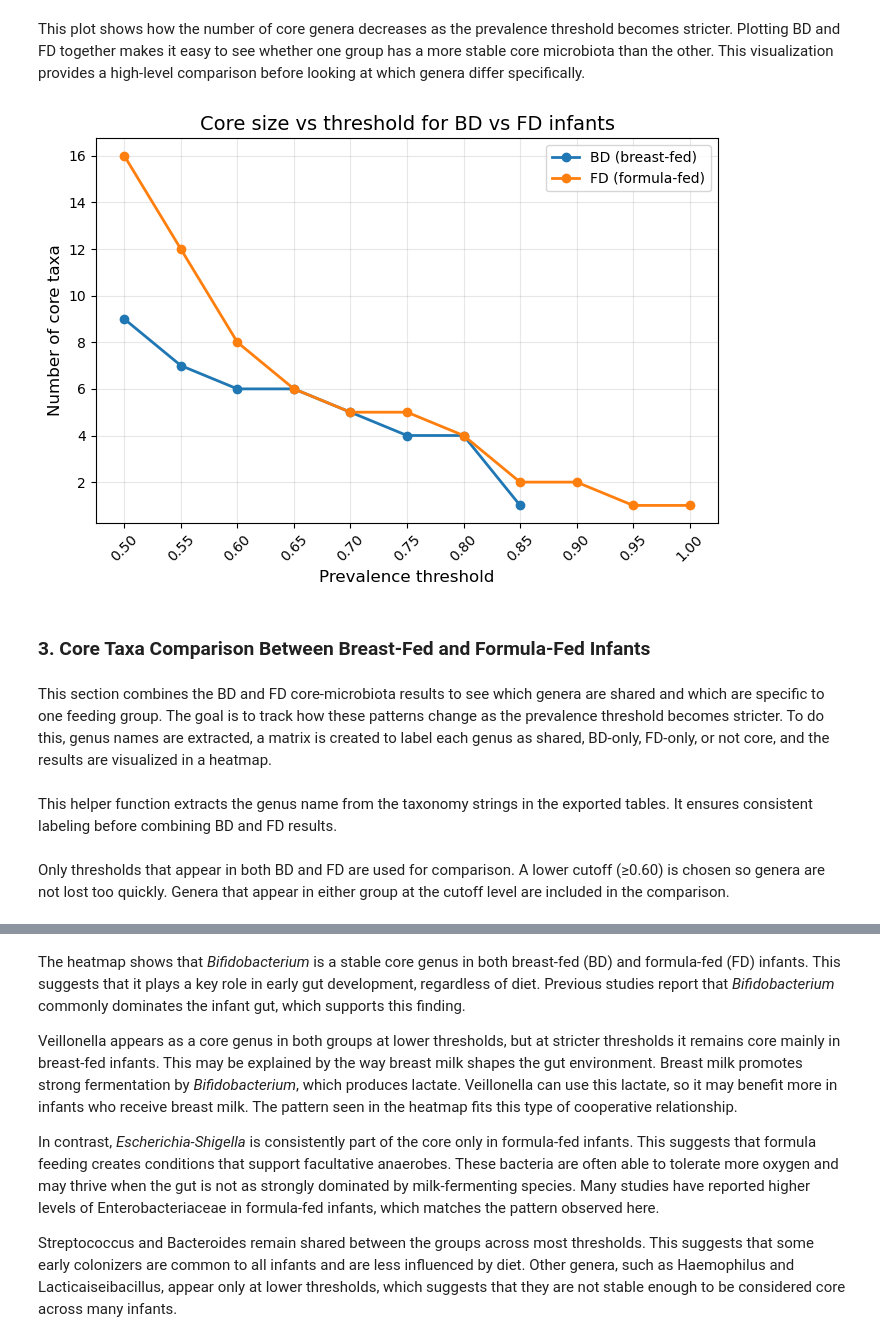
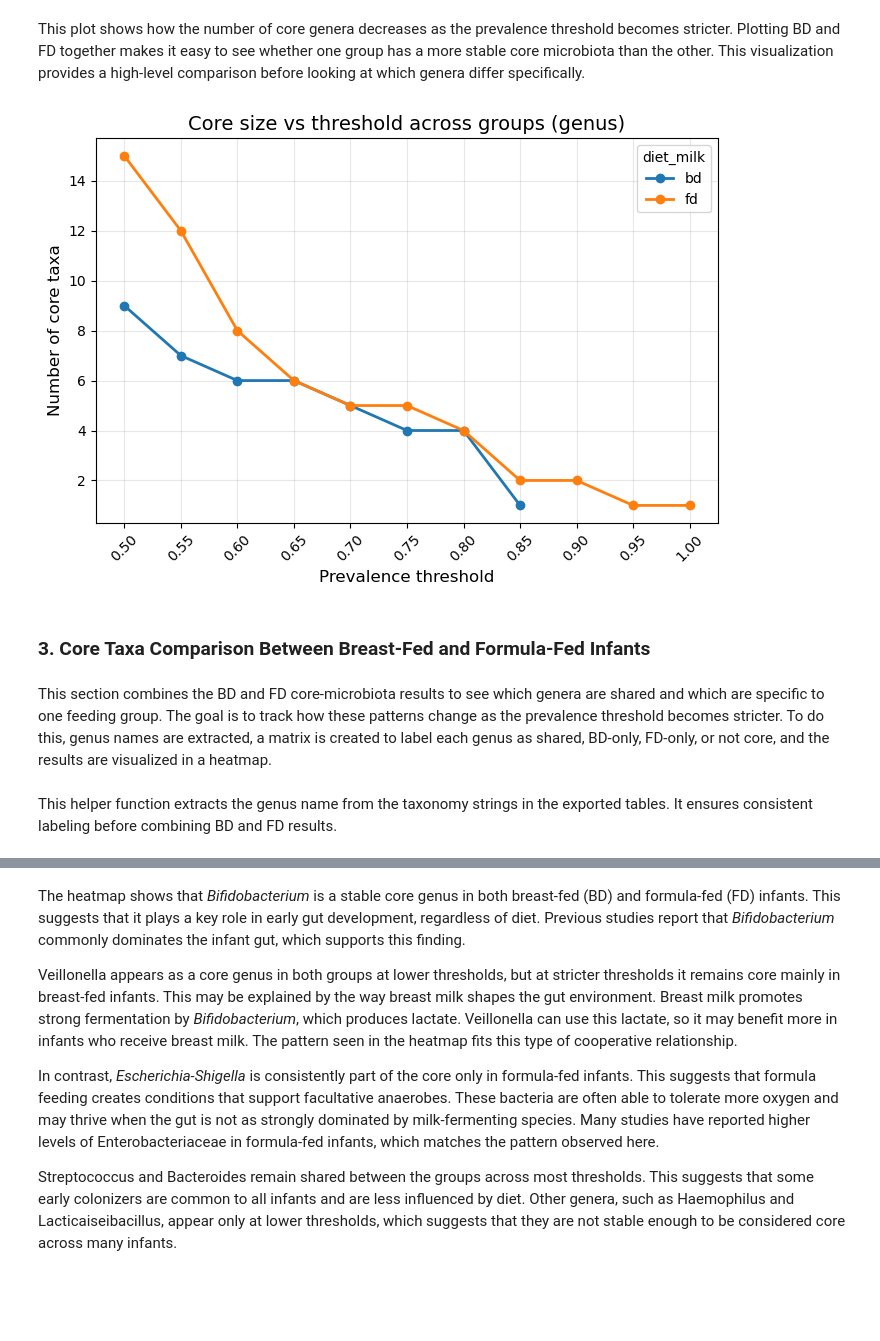
Before and after one commit to MasjaHoogendoorn/MicrobiomeAnalysis_TummyTribe, a Jupyter notebook: scripts/8_core_microbiota_analysis.ipynb, the cells around one changed output, grey strips where cells are left out. Saved outputs shown, nothing was run; the diff lists cells and outputs as text; code cells hidden in the pictures; blank space fills up the shorter version.

```diff
--- a/scripts/8_core_microbiota_analysis.ipynb
+++ b/scripts/8_core_microbiota_analysis.ipynb
@@ -164,5 +247,3 @@ Core microbiota visualizations created.
 In this section the core-features results are examined across a range of prevalence thresholds. The idea is to see how many genera remain “core” as the minimum fraction of samples increases. Lower thresholds capture genera that are common but not universal, while higher thresholds highlight only the most consistently present taxa. Exploring this trend helps understand how stable each genus is in the dataset and gives an overview of how strict the core definition can be before most taxa drop out.
 # %% [markdown]
 ### 2.1. Core Size per Feeding Group
-# %%
-Visualization.load(f"{core_microbiota_dir}/core_fd_50.qzv")
@@ -171,2 +249,0 @@ Visualization.load(f"{core_microbiota_dir}/core_fd_50.qzv")
-# %%
-Visualization.load(f"{core_microbiota_dir}/core_bd_50.qzv")
@@ -179,11 +268,17 @@ This section combines the core-feature results from the BD and FD groups so they
 # %% [markdown]
 This cell exports the BD and FD core-feature results from their QIIME visualizations. The exported TSV files contain the list of core genera at every threshold included in the visualization. These files will be loaded into Python so both feeding groups can be compared directly.
 # %%
-! qiime tools export \
-  --input-path $core_microbiota_dir/core_bd_50.qzv \
-  --output-path $core_microbiota_dir/core_bd_export
+for value in groups:
+    safe_value = str(value).replace(" ", "_").replace("/", "_")
 
-! qiime tools export \
-  --input-path $core_microbiota_dir/core_fd_50.qzv \
-  --output-path $core_microbiota_dir/core_fd_export
+    in_fp = f"{core_microbiota_dir}/core_{selected_level}_{group_col}_{safe_value}_50.qzv"
+    out_dir = f"{core_microbiota_dir}/core_{selected_level}_{group_col}_{safe_value}_export"
+
+    print(f"Exporting: {in_fp} → {out_dir}")
+
+    ! qiime tools export \
+        --input-path {in_fp} \
+        --output-path {out_dir}
+
+    print(f"Export complete for group: {value}\n")
 # %% [output]
@@ -247,28 +359,30 @@ fd_counts = [len(fd_core_data[t]) for t in fd_thr]
 # %% [markdown]
 This plot shows how the number of core genera decreases as the prevalence threshold becomes stricter. Plotting BD and FD together makes it easy to see whether one group has a more stable core microbiota than the other. This visualization provides a high-level comparison before looking at which genera differ specifically.
-# %%
-plt.figure(figsize=(7,5))
-
-# Plot BD
-plt.plot(bd_thr, bd_counts, marker="o", linewidth=2, label="BD (breast-fed)", color="#1f77b4")
-
-# Plot FD
-plt.plot(fd_thr, fd_counts, marker="o", linewidth=2, label="FD (formula-fed)", color="#ff7f0e")
-
-plt.xlabel("Prevalence threshold", fontsize=12)
-plt.ylabel("Number of core taxa", fontsize=12)
-plt.title("Core size vs threshold for BD vs FD infants", fontsize=14)
-plt.xticks(bd_thr + [t for t in fd_thr if t not in bd_thr], rotation=45)
-plt.legend()
-plt.grid(True, alpha=0.3)
-plt.tight_layout()
-plt.show()
-# %% [output]
-[figure, removed]
-# %% [markdown]
-### 3. Core Taxa Comparison Between Breast-Fed and Formula-Fed Infants
-# %% [markdown]
-This section combines the BD and FD core-microbiota results to see which genera are shared and which are specific to one feeding group. The goal is to track how these patterns change as the prevalence threshold becomes stricter. To do this, genus names are extracted, a matrix is created to label each genus as shared, BD-only, FD-only, or not core, and the results are visualized in a heatmap.
-# %% [markdown]
-This helper function extracts the genus name from the taxonomy strings in the exported tables. It ensures consistent labeling before combining BD and FD results.
+# %%
+plt.figure(figsize=(7,5))
+
+# Sort thresholds globally (ensures x-axis order is stable)
+all_thresholds = sorted({thr for g in threshold_counts for thr in threshold_counts[g]})
+
+for group, thr_dict in threshold_counts.items():
+    thr = sorted(thr_dict.keys())
+    counts = [thr_dict[t] for t in thr]
+    plt.plot(thr, counts, marker="o", linewidth=2, label=str(group))
+
+plt.xlabel("Prevalence threshold", fontsize=12)
+plt.ylabel("Number of core taxa", fontsize=12)
+plt.title(f"Core size vs threshold across groups ({selected_level})", fontsize=14)
+plt.xticks(all_thresholds, rotation=45)
+plt.legend(title=group_col)
+plt.grid(True, alpha=0.3)
+plt.tight_layout()
+plt.show()
+# %% [output]
+[figure, added]
+# %% [markdown]
+### 3. Core Taxa Comparison Between Breast-Fed and Formula-Fed Infants
+# %% [markdown]
+This section combines the BD and FD core-microbiota results to see which genera are shared and which are specific to one feeding group. The goal is to track how these patterns change as the prevalence threshold becomes stricter. To do this, genus names are extracted, a matrix is created to label each genus as shared, BD-only, FD-only, or not core, and the results are visualized in a heatmap.
+# %% [markdown]
+This helper function extracts the genus name from the taxonomy strings in the exported tables. It ensures consistent labeling before combining BD and FD results.
 # %%
@@ -280,2 +409,0 @@ def extract_genus(taxon_str):
-# %% [markdown]
-Only thresholds that appear in both BD and FD are used for comparison. A lower cutoff (≥0.60) is chosen so genera are not lost too quickly. Genera that appear in either group at the cutoff level are included in the comparison.
```
Also changed, not shown: parts of 37 cells of this notebook, 3 other files.
